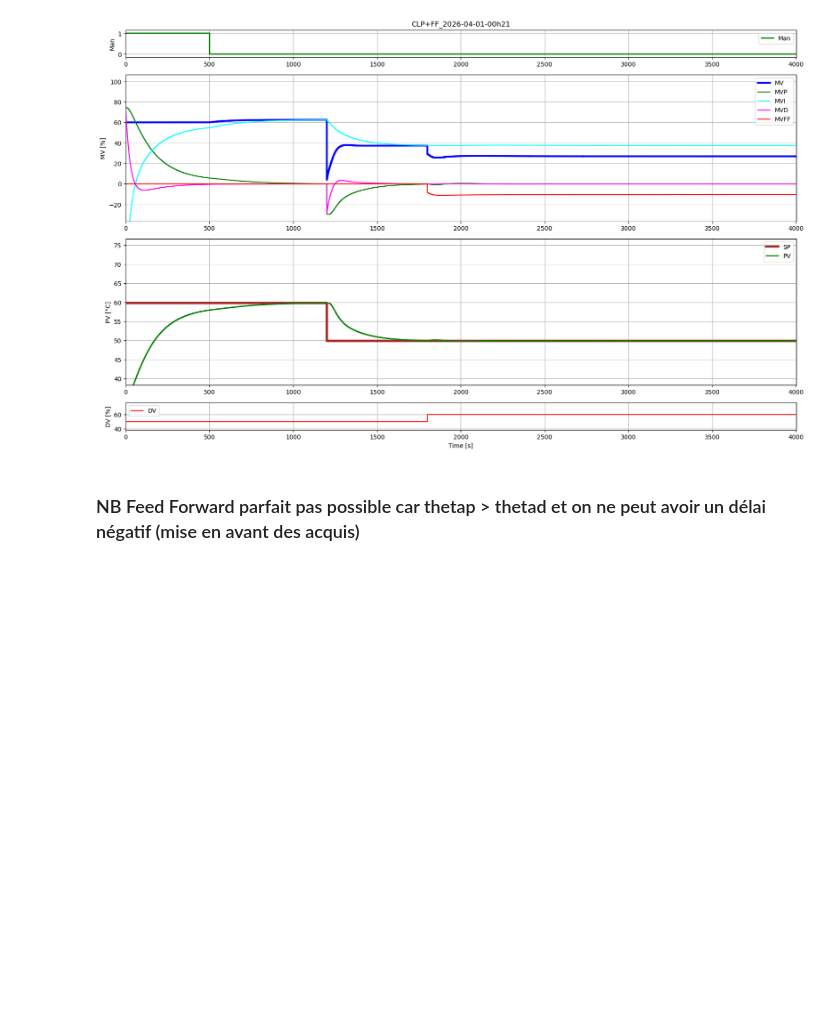
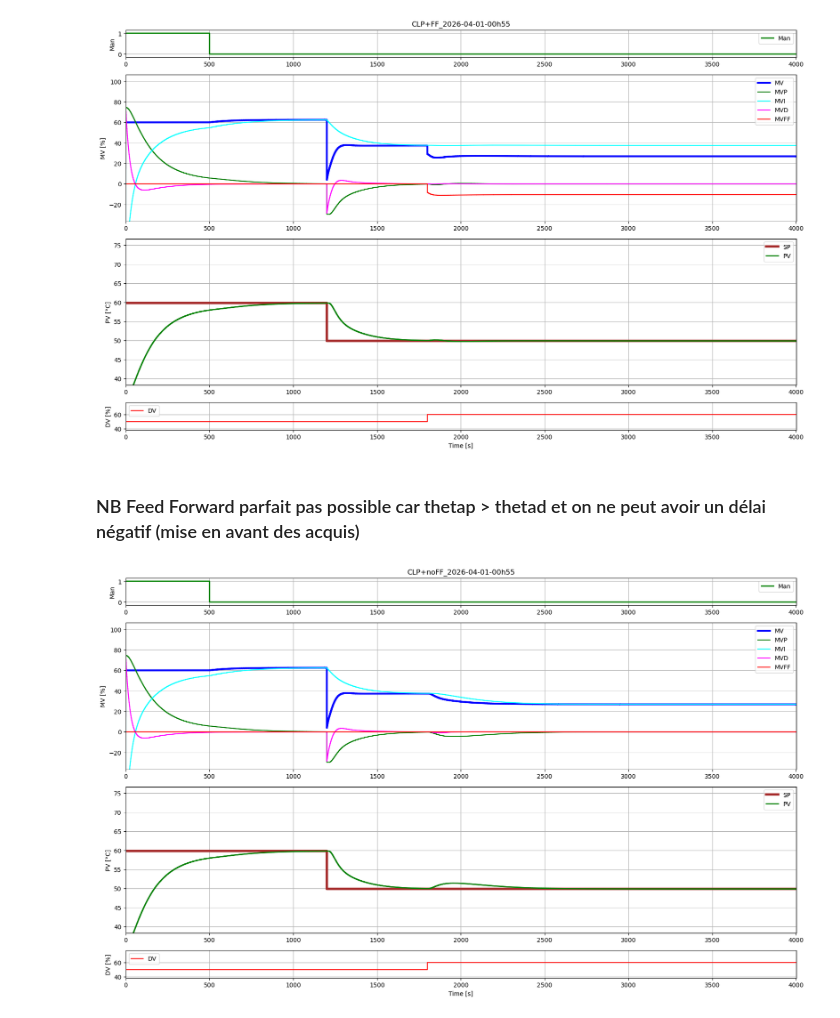
Before and after one commit to LASS2Y/ControlAndTheory, a Jupyter notebook: Simulation_CLP_PID_FF.ipynb, the cells around one changed output. Saved outputs shown, nothing was run; the diff lists cells and outputs as text; code cells hidden in the pictures; blank space fills up the shorter version.

Commit message:
Simulation des 4 scénarios

```diff
--- a/Simulation_CLP_PID_FF.ipynb
+++ b/Simulation_CLP_PID_FF.ipynb
@@ -266,0 +377,84 @@ plt.savefig(nameFile + '.pdf',transparent=True)
+# %%
+fig, (ax1, ax2, ax3, ax4) = plt.subplots(4,1, gridspec_kw={'height_ratios': [1.5, 8, 8, 1.5]})
+fig.set_figheight(12)
+fig.set_figwidth(20)
+
+#ax1.set_title('PID_CLP_with_FF')
+ax1.set_title(scenario + '_' + date_time)
+
+#------MAN--------
+
+limSup = 1.1
+limInf = -0.1
+l1, = ax1.step([0,TSim], [limInf,limSup], 'green',linewidth=2, label='Man', where="post")
+ax1.set_ylabel('Man')
+ax1.legend (loc='best')
+
+#-------MV_MVP_MVI_MVD_MVFF--------------
+limSup = 100
+limInf = -30
+l2, = ax2.step([0, TSim], [limInf,limSup], 'blue', linewidth=3, label='MV', where='post')
+l3, = ax2.step([0, TSim], [limInf,limSup], 'green', label='MVP', where='post')
+l4, = ax2.step([0, TSim], [limInf,limSup], 'cyan', label='MVI', where='post')
+l5, = ax2.step([0, TSim], [limInf,limSup], 'magenta', label='MVD', where='post')
+l6, = ax2.step([0, TSim], [limInf,limSup], 'red', label='MVFF', where='post')
+ax2.set_ylabel('MV [%]')
+ax2.legend (loc='best')
+
+
+#----SP_and_PV---------
+limSup = 75
+limInf = 40
+l7, = ax3.step([0, TSim], [limInf,limSup], 'brown', linewidth=4, label='SP', where="post")
+l8, = ax3.step([0, TSim], [limInf,limSup], 'green', linewidth=2, label='PV', where='post')
+ax3.set_ylabel('PV [°C]')
+ax3.legend (loc='best')
+
+
+#-------DV-------------
+limSup=75
+limInf = 40
+l9, = ax4.step([0, TSim], [limInf,limSup], 'red', label='DV', where='post')
+ax4.set_xlabel('Time [s]')
+ax4.set_ylabel('DV [%]')
+ax4.legend (loc='best')
+
+
+#-----Set Data-----
+l1.set_data(t, Man)
+
+l2.set_data(t,MV)
+l3.set_data(t, MVP)
+l4.set_data(t,MVI)
+l5.set_data(t, MVD)
+l6.set_data(t, MVFF)
+
+l7.set_data(t, SP)
+l8.set_data(t, PV)
+
+l9.set_data(t, DV)
+
+tMax = len(t)
+
+ax1.set_xlim(0, tMax)
+ax2.set_xlim(0, tMax)
+ax3.set_xlim(0, tMax)
+ax4.set_xlim(0, tMax)
+
+ax1.grid()
+ax2.grid()
+ax3.grid()
+ax4.grid()
+
+#plt.savefig("imagesC/LP_output_plot.png", dpi=300, bbox_inches='tight')
+
+# Save Plot
+# ---------
+if not os.path.exists('Plots'):
+    os.makedirs('Plots')
+
+nameFile = 'Plots/Simulation_' + scenario + '_' + date_time
+plt.savefig(nameFile + '.png',transparent=True)
+plt.savefig(nameFile + '.pdf',transparent=True)
+# %% [output]
+[figure, added]
```
Also changed, not shown: parts of 6 cells of this notebook, 19 other files.
